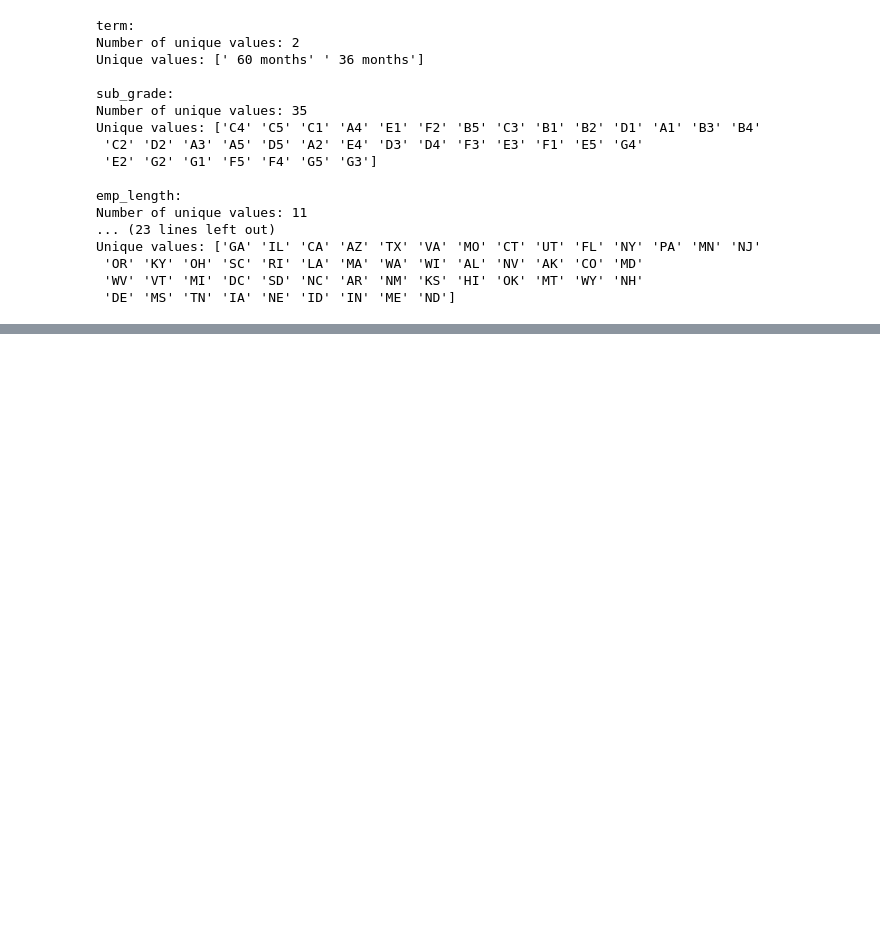
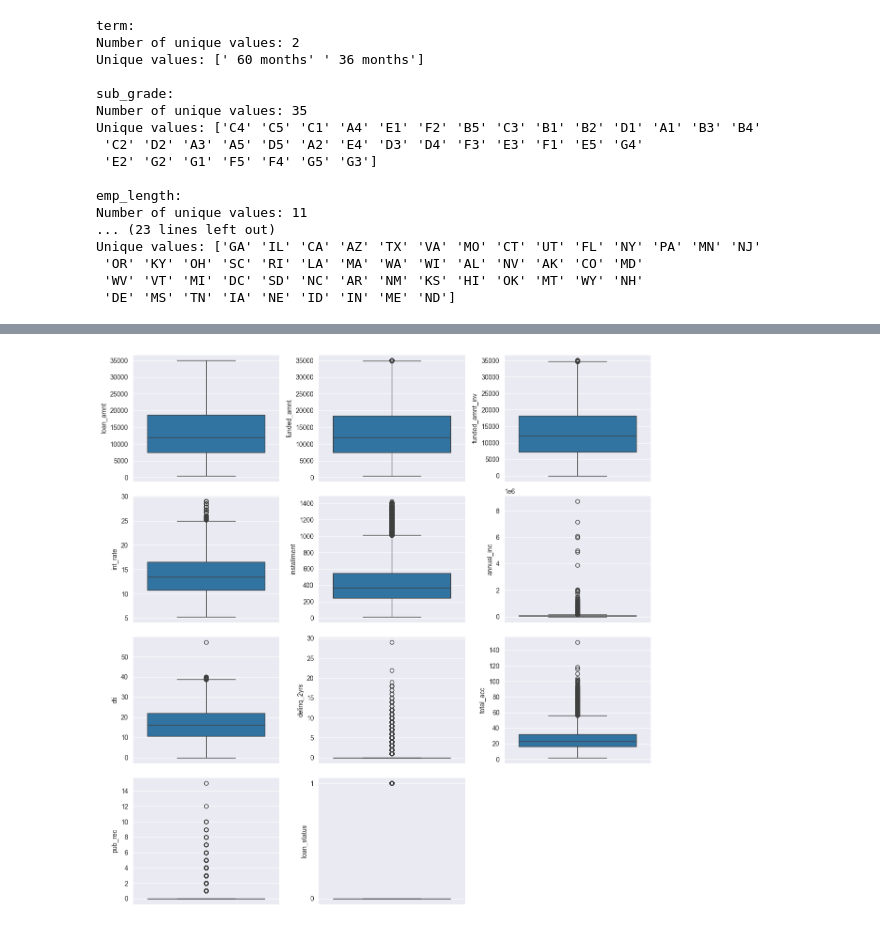
Before and after one commit to MenAtwork-FMP/Credit_Risk-Riesgo_Crediticio, a Jupyter notebook: notebooks/risk.ipynb, the cells around one changed output, grey strips where cells are left out. Cells and saved outputs as stored; diff of their text form; code cells hidden in the pictures; blank space fills up the shorter version.

```diff
--- a/notebooks/risk.ipynb
+++ b/notebooks/risk.ipynb
@@ -267,0 +333,12 @@ numericalcolumns.append('loan_status')
+# %%
+## check for outliers
+
+sns.set_style('darkgrid')
+plt.figure(figsize=(12,12))
+for i in range(len(numericalcolumns)):
+    plt.subplot(4,3,i+1)
+    sns.boxplot(y=df[numericalcolumns[i]])
+    plt.tight_layout()
+plt.show()
+# %% [output]
+[figure, added]
```
Also changed, not shown: parts of 7 cells of this notebook.
